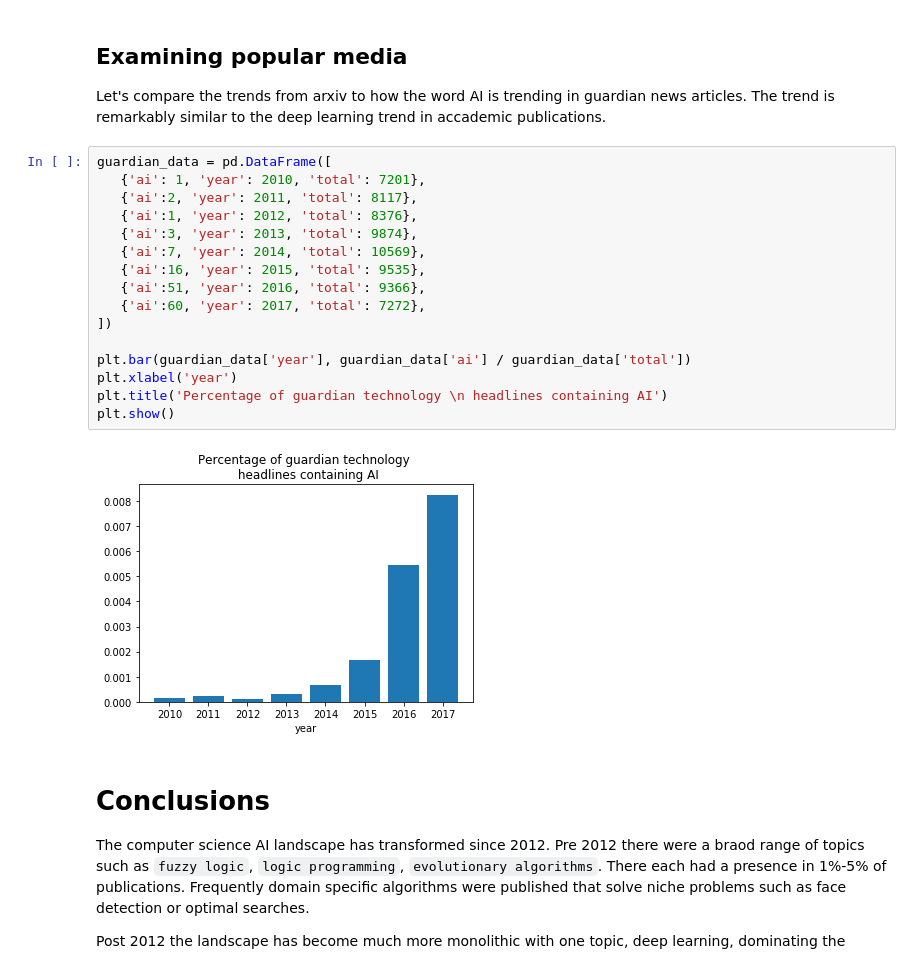
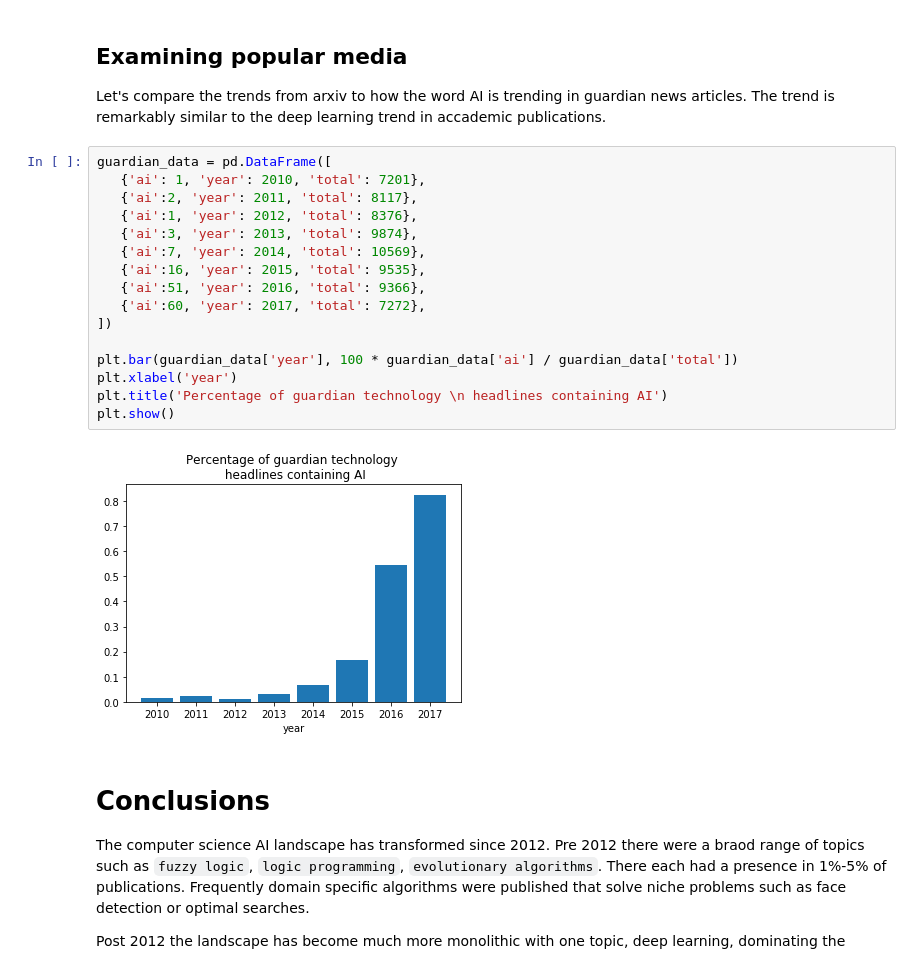
Before and after one commit to CDECatapult/what-is-the-ai-revolution, a Jupyter notebook: Why the 'AI revolution' is really a deep learning revolution.ipynb, the cells around one changed output. Drawn from its saved outputs; the diff is of its cells as text.

```diff
--- a/Why the 'AI revolution' is really a deep learning revolution.ipynb
+++ b/Why the 'AI revolution' is really a deep learning revolution.ipynb
@@ -249,21 +249,21 @@ The trend is remarkably similar to the deep learning trend in accademic publicat
 # %%
 guardian_data = pd.DataFrame([
    {'ai': 1, 'year': 2010, 'total': 7201},
    {'ai':2, 'year': 2011, 'total': 8117},
    {'ai':1, 'year': 2012, 'total': 8376},
    {'ai':3, 'year': 2013, 'total': 9874},
    {'ai':7, 'year': 2014, 'total': 10569},
    {'ai':16, 'year': 2015, 'total': 9535},
    {'ai':51, 'year': 2016, 'total': 9366},
    {'ai':60, 'year': 2017, 'total': 7272},
 ])
 
-plt.bar(guardian_data['year'], guardian_data['ai'] / guardian_data['total'])
+plt.bar(guardian_data['year'], 100 * guardian_data['ai'] / guardian_data['total'])
 plt.xlabel('year')
 plt.title('Percentage of guardian technology \n headlines containing AI')
 plt.show()
 # %% [output]
-[figure, old version]
+[figure, new version]
 # %% [markdown]
 # Conclusions
 
```
Also changed, not shown: 2 other files.
